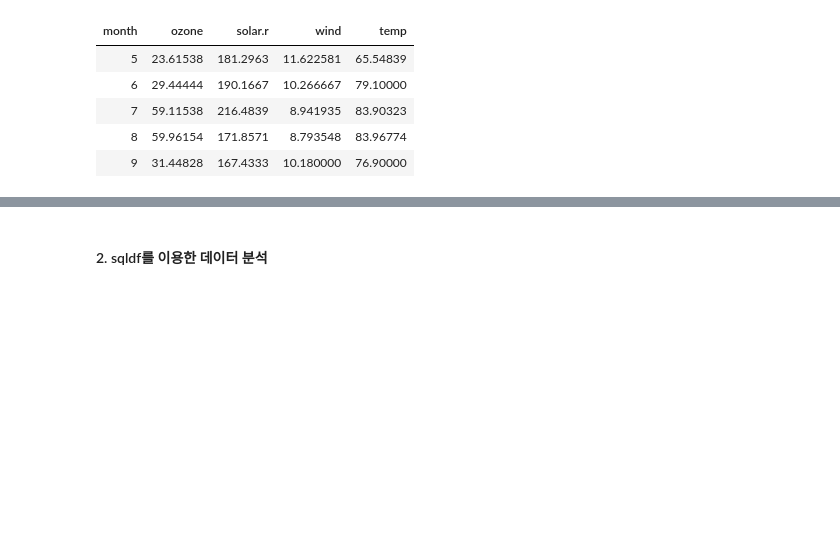
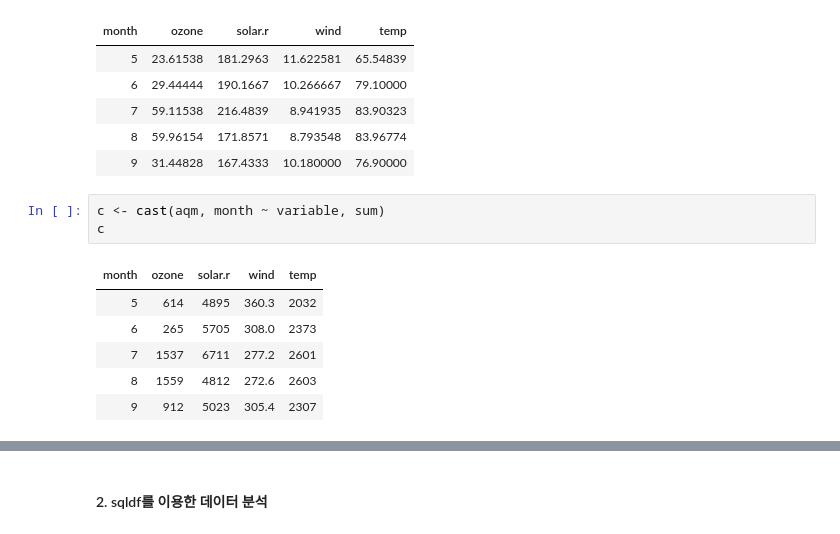
Before and after one commit to liberalapes/ADsP_summary, a Jupyter notebook: ADsP_Chp_04_01_02.ipynb, the cells around one changed output, grey strips where cells are left out. Cells and saved outputs as stored; diff of their text form; blank space fills up the shorter version.

```diff
--- a/ADsP_Chp_04_01_02.ipynb
+++ b/ADsP_Chp_04_01_02.ipynb
@@ -211,4 +195,14 @@ b
 | 7 | 59.11538 | 216.4839 | 8.941935 | 83.90323 |
 | 8 | 59.96154 | 171.8571 | 8.793548 | 83.96774 |
 | 9 | 31.44828 | 167.4333 | 10.180000 | 76.90000 |
+# %%
+c <- cast(aqm, month ~ variable, sum)
+c
+# %% [output]
+| month | ozone | solar.r | wind | temp |
+| 5 | 614 | 4895 | 360.3 | 2032 |
+| 6 | 265 | 5705 | 308.0 | 2373 |
+| 7 | 1537 | 6711 | 277.2 | 2601 |
+| 8 | 1559 | 4812 | 272.6 | 2603 |
+| 9 | 912 | 5023 | 305.4 | 2307 |
 # %%
```
Also changed, not shown: parts of 19 cells of this notebook.
